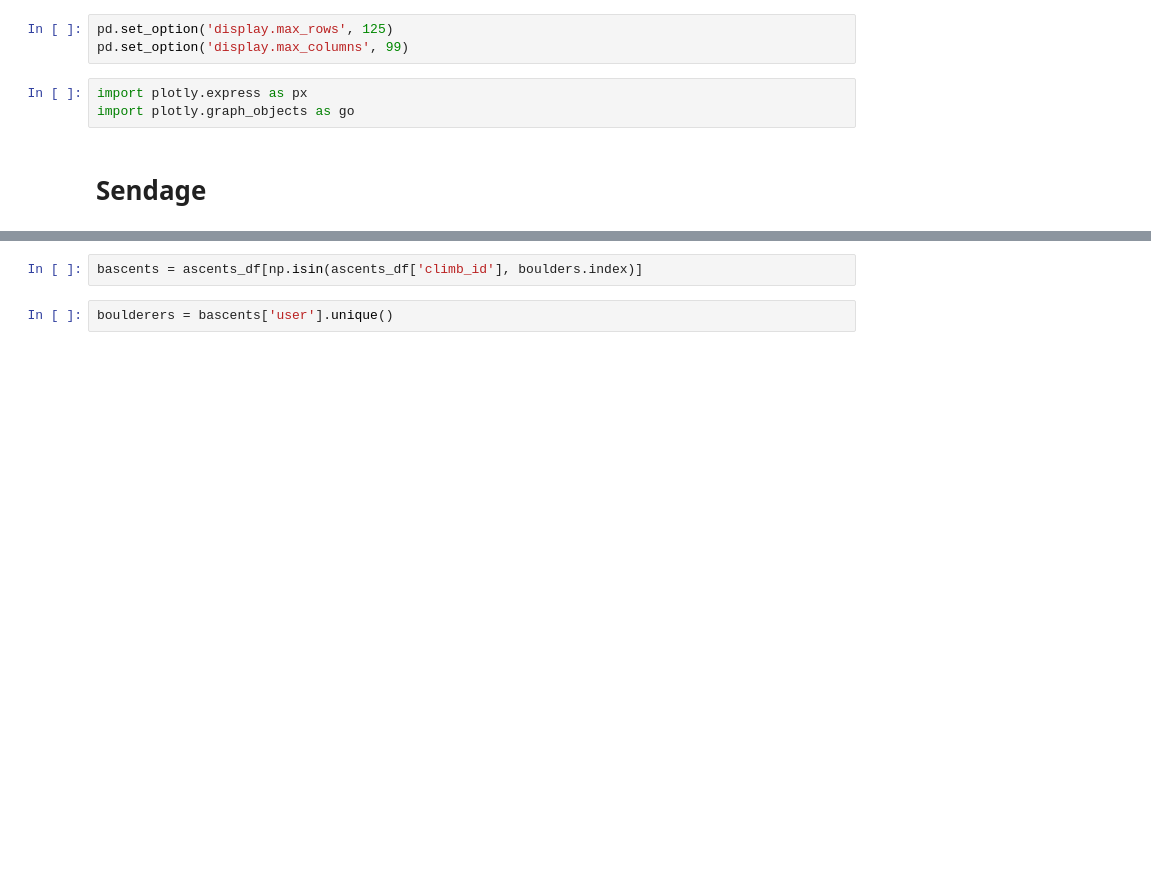
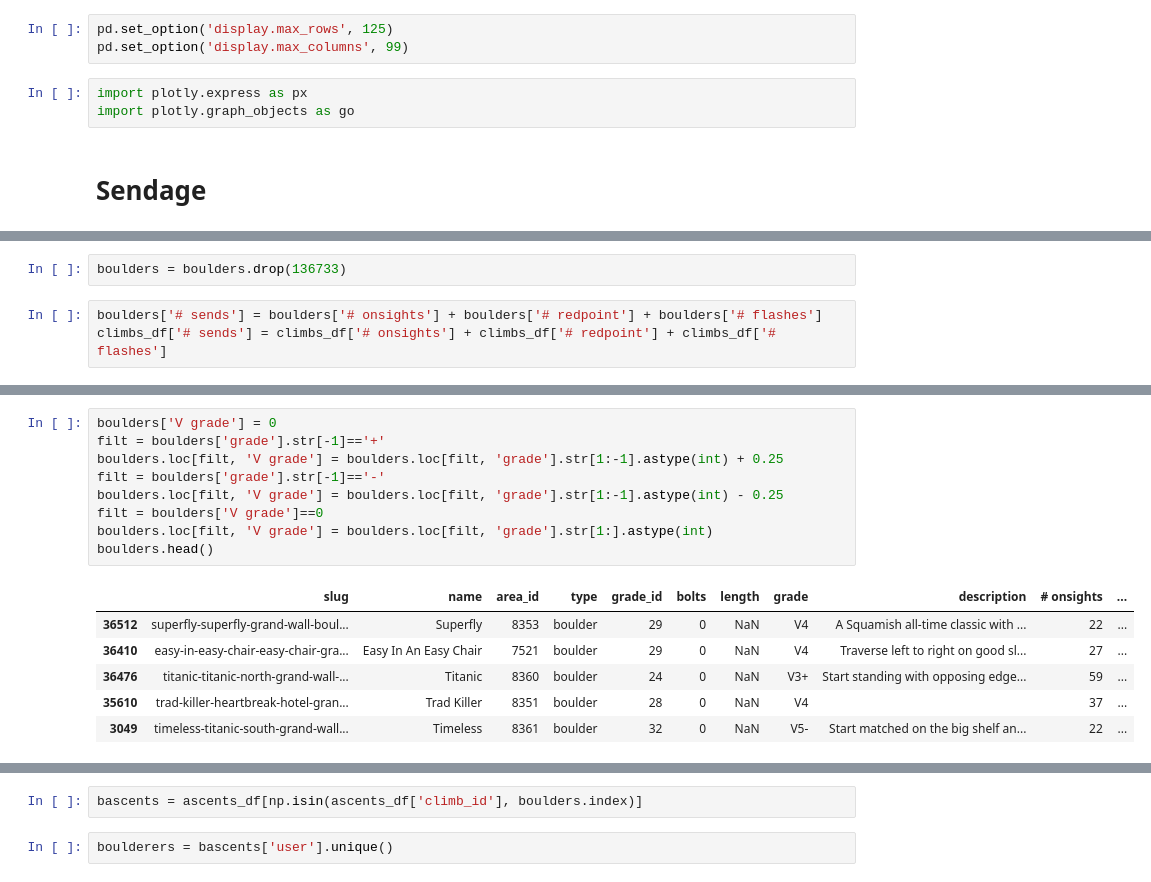
Before and after one commit to lrthomps/cs224u, a Jupyter notebook: final project/sendage/collaborative_filtering_jax.ipynb, the cells around one changed output, grey strips where cells are left out. Saved outputs shown, nothing was run; the diff lists cells and outputs as text; blank space fills up the shorter version.

```diff
--- a/final project/sendage/collaborative_filtering_jax.ipynb
+++ b/final project/sendage/collaborative_filtering_jax.ipynb
@@ -27,3 +47,8 @@ climbers_df = pd.read_hdf(filename, 'climbers')
+# %%
+boulders = boulders.drop(136733)
+# %%
+boulders['# sends'] = boulders['# onsights'] + boulders['# redpoint'] + boulders['# flashes']
+climbs_df['# sends'] = climbs_df['# onsights'] + climbs_df['# redpoint'] + climbs_df['# flashes']
 # %%
 ascents_df.head()
 # %% [output]
@@ -35,0 +68,16 @@ ascents_df.head()
+# %%
+boulders['V grade'] = 0
+filt = boulders['grade'].str[-1]=='+'
+boulders.loc[filt, 'V grade'] = boulders.loc[filt, 'grade'].str[1:-1].astype(int) + 0.25
+filt = boulders['grade'].str[-1]=='-'
+boulders.loc[filt, 'V grade'] = boulders.loc[filt, 'grade'].str[1:-1].astype(int) - 0.25
+filt = boulders['V grade']==0
+boulders.loc[filt, 'V grade'] = boulders.loc[filt, 'grade'].str[1:].astype(int)
+boulders.head()
+# %% [output]
+|  | slug | name | area_id | type | grade_id | bolts | length | grade | description | # onsights | ... |
+| 36512 | superfly-superfly-grand-wall-boul... | Superfly | 8353 | boulder | 29 | 0 | NaN | V4 | A Squamish all-time classic with ... | 22 | ... |
+| 36410 | easy-in-easy-chair-easy-chair-gra... | Easy In An Easy Chair | 7521 | boulder | 29 | 0 | NaN | V4 | Traverse left to right on good sl... | 27 | ... |
+| 36476 | titanic-titanic-north-grand-wall-... | Titanic | 8360 | boulder | 24 | 0 | NaN | V3+ | Start standing with opposing edge... | 59 | ... |
+| 35610 | trad-killer-heartbreak-hotel-gran... | Trad Killer | 8351 | boulder | 28 | 0 | NaN | V4 |  | 37 | ... |
+| 3049 | timeless-titanic-south-grand-wall... | Timeless | 8361 | boulder | 32 | 0 | NaN | V5- | Start matched on the big shelf an... | 22 | ... |
```
Also changed, not shown: parts of 15 cells of this notebook, 11 other files.
